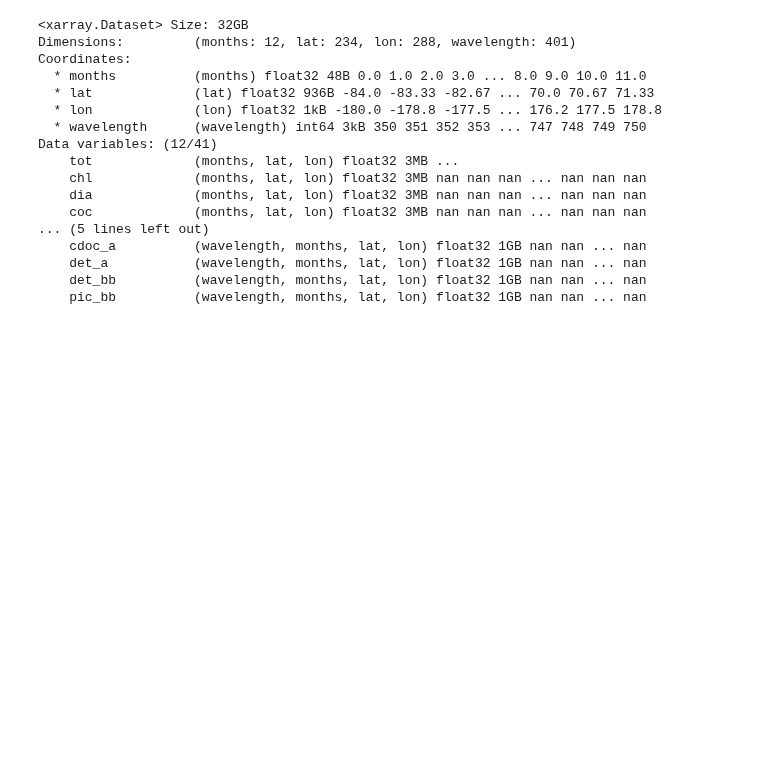
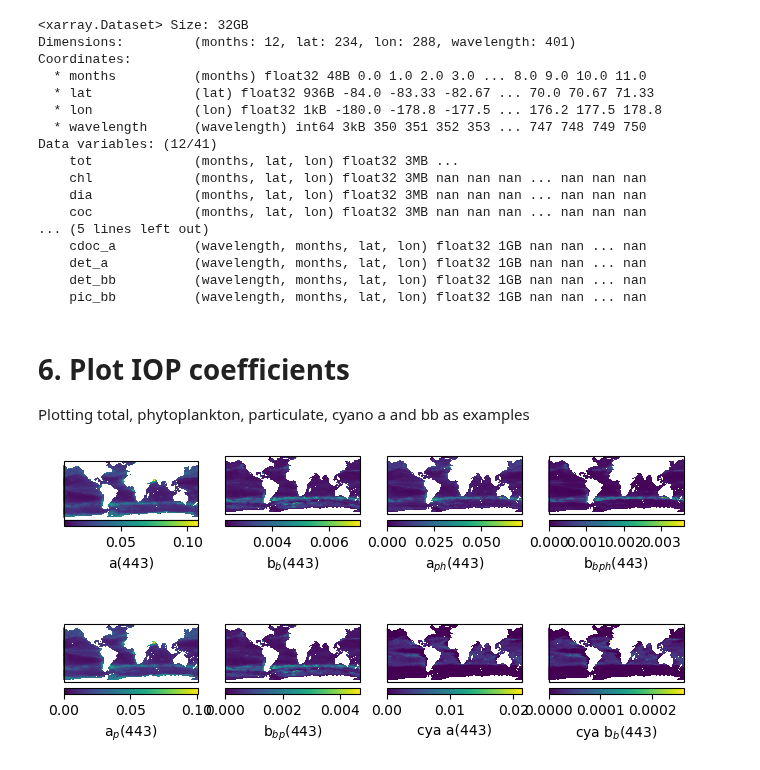
Before and after one commit to aewindle110/simulated_PACE_dataset, a Jupyter notebook: calculating_iop_coeffs.ipynb, the cells around one changed output. Saved outputs shown, nothing was run; the diff lists cells and outputs as text; code cells hidden in the pictures; blank space fills up the shorter version.

Commit message:
added plots

```diff
--- a/calculating_iop_coeffs.ipynb
+++ b/calculating_iop_coeffs.ipynb
@@ -358,3 +359,25 @@ Data variables: (12/41)
     det_a           (wavelength, months, lat, lon) float32 1GB nan nan ... nan
     det_bb          (wavelength, months, lat, lon) float32 1GB nan nan ... nan
     pic_bb          (wavelength, months, lat, lon) float32 1GB nan nan ... nan
+# %% [markdown]
+# 6. Plot IOP coefficients
+Plotting total, phytoplankton, particulate, cyano a and bb as examples
+# %%
+projection = ccrs.PlateCarree()
+fig, axs = plt.subplots(nrows=2, ncols=4, sharex=True, sharey=True, figsize=(8,4),
+                       subplot_kw=dict(projection=projection))
+axs = axs.ravel()
+
+nobm_oasim_iops_xds.total_a[93,2,:,:].plot(ax=axs[0], cbar_kwargs={'label':'a(443)', 'fraction':0.1, 'pad':0.00, 'location':'bottom'})
+nobm_oasim_iops_xds.total_bb[93,2,:,:].plot(ax=axs[1], cbar_kwargs={'label':'b$_{b}$(443)','fraction':0.1, 'pad':0.04, 'location':'bottom'})
+nobm_oasim_iops_xds.total_phy_a[93,2,:,:].plot(ax=axs[2], cbar_kwargs={'label':'a$_{ph}$(443)','fraction':0.1, 'pad':0.04, 'location':'bottom'})
+nobm_oasim_iops_xds.total_phy_bb[93,2,:,:].plot(ax=axs[3], cbar_kwargs={'label':'b$_{bph}$(443)','fraction':0.1, 'pad':0.04, 'location':'bottom'})
+nobm_oasim_iops_xds.particulate_a[93,2,:,:].plot(ax=axs[4], cbar_kwargs={'label':'a$_{p}$(443)','fraction':0.1, 'pad':0.04, 'location':'bottom'})
+nobm_oasim_iops_xds.particulate_bb[93,2,:,:].plot(ax=axs[5], cbar_kwargs={'label':'b$_{bp}$(443)','fraction':0.1, 'pad':0.04, 'location':'bottom'})
+nobm_oasim_iops_xds.cya_a[93,2,:,:].plot(ax=axs[6], cbar_kwargs={'label':'cya a(443)','fraction':0.1, 'pad':0.04, 'location':'bottom'})
+nobm_oasim_iops_xds.cya_bb[93,2,:,:].plot(ax=axs[7], cbar_kwargs={'label':'cya b$_{b}$(443)','fraction':0.1, 'pad':0.04, 'location':'bottom'})
+
+for ax in axs:
+    ax.set_title("")
+# %% [output]
+[figure, added]
```
Also changed, not shown: parts of 1 cell of this notebook.
